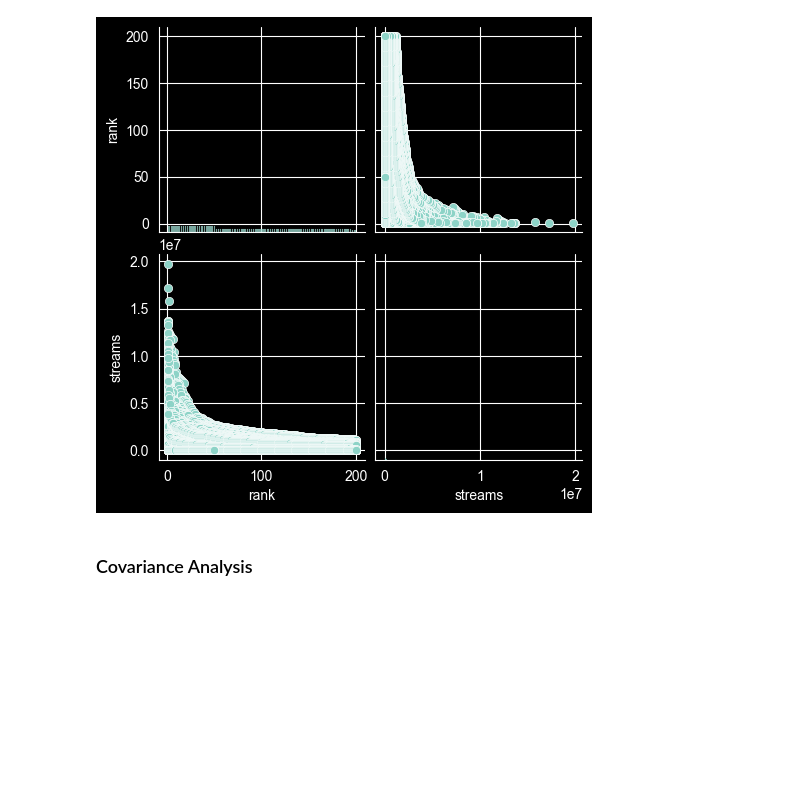
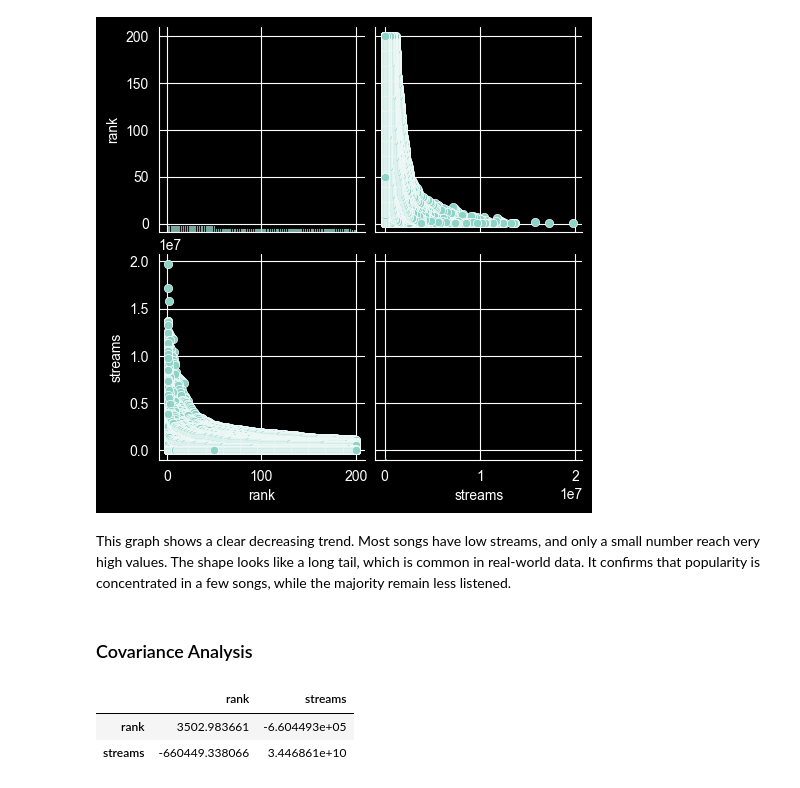
Before and after one commit to NastyaGolovina/Music_Recommendations_Dashboard, a Jupyter notebook: main_notebook.ipynb, the cells around one changed output. Saved outputs shown, nothing was run; the diff lists cells and outputs as text; code cells hidden in the pictures; blank space fills up the shorter version.

```diff
--- a/main_notebook.ipynb
+++ b/main_notebook.ipynb
@@ -146,2 +196,5 @@ music[music['rank'] == 1].groupby('artist').size().sort_values(ascending=False).
+# %%
+pd.reset_option('display.max_rows')
+pd.reset_option('display.max_columns')
 # %% [markdown]
 ### Correlation Analysis
@@ -160,2 +217,10 @@ plt.show()
+# %% [markdown]
+This graph shows a clear decreasing trend. Most songs have low streams, and only a small number reach very high values. The shape looks like a long tail, which is common in real-world data. It confirms that popularity is concentrated in a few songs, while the majority remain less listened.
 # %% [markdown]
 ### Covariance Analysis
+# %%
+music.select_dtypes(include=['number']).cov()
+# %% [output]
+|  | rank | streams |
+| rank | 3502.983661 | -6.604493e+05 |
+| streams | -660449.338066 | 3.446861e+10 |
```
Also changed, not shown: parts of 20 cells of this notebook.
